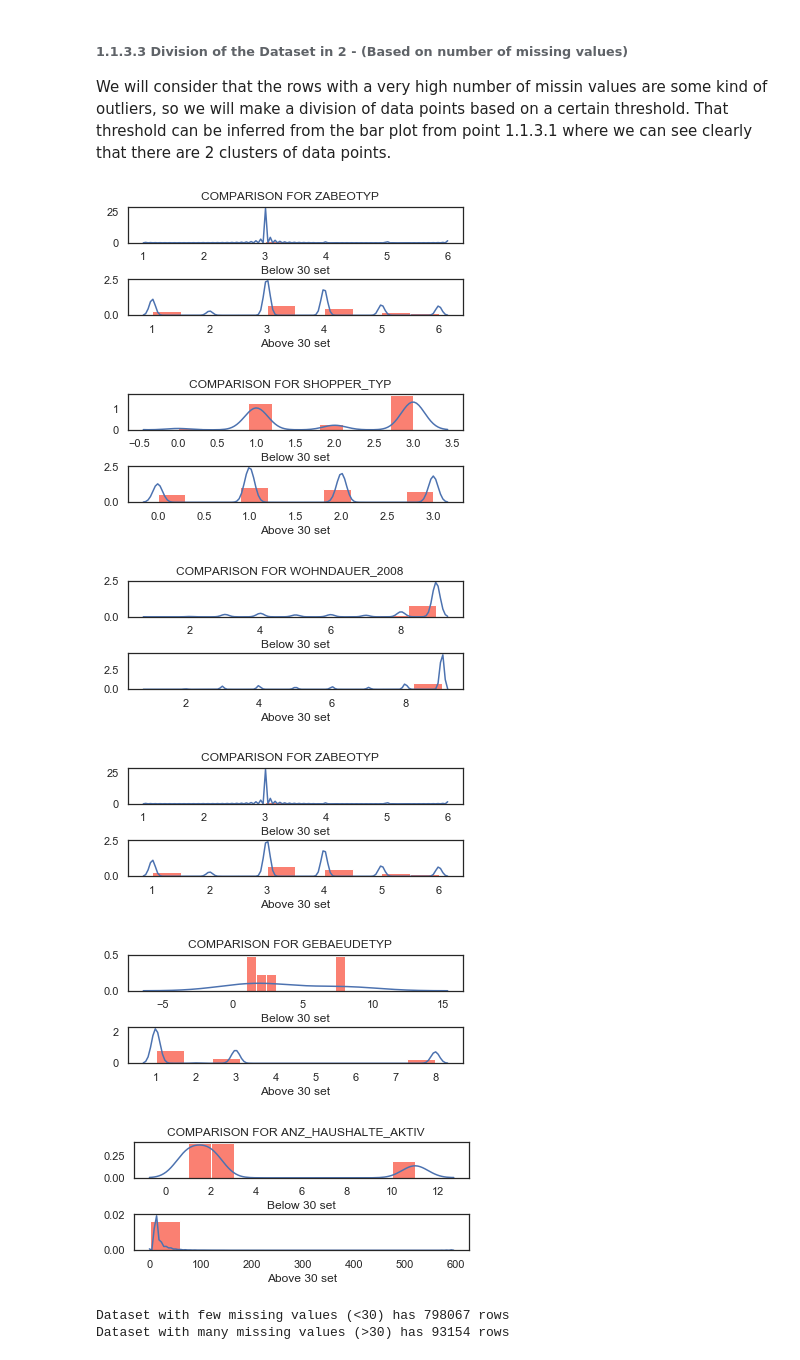
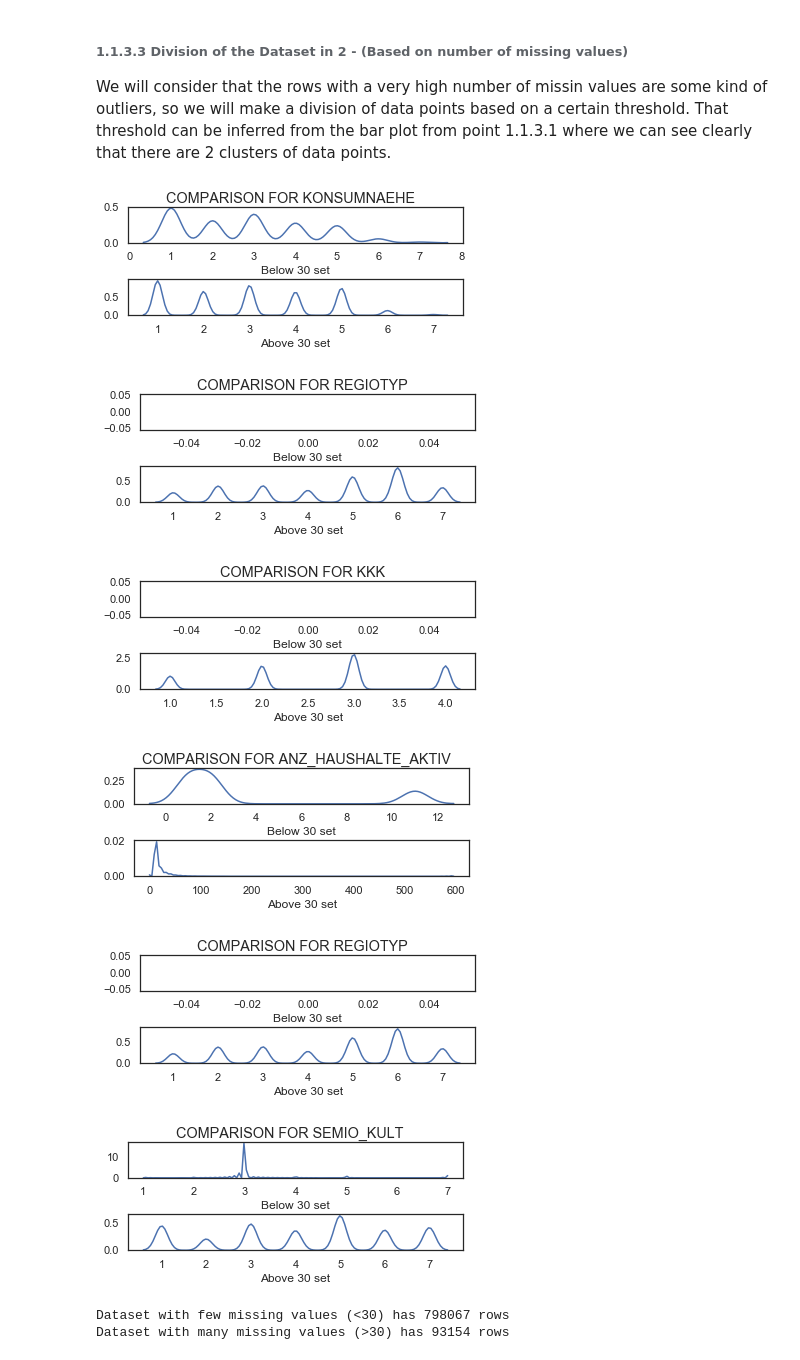
Before and after one commit to ManuelMartin11/arvato, a Jupyter notebook: arvato.ipynb, the cells around one changed output. Cells and saved outputs as stored; diff of their text form; code cells hidden in the pictures.

```diff
--- a/arvato.ipynb
+++ b/arvato.ipynb
@@ -316,32 +317,32 @@ dt_below = azdias_encoded[mv_inrows <= THRES]
 # %%
 def compare_features(feature):
     """ """
 
     fig, axs = plt.subplots(2,1)
     fig.set_figheight(2)
     fig.set_figwidth(6)
     fig.suptitle(f"COMPARISON FOR {feature.upper()}")
     plt.subplots_adjust(hspace=1)
 
-    axs[0].hist(dt_above[feature], density=True, color="salmon")
+    #axs[0].hist(dt_above[feature], density=True, color="salmon")
     sns.distplot(dt_above[feature].copy().dropna(), ax = axs[0], hist=False, norm_hist=True)
     axs[0].set_xlabel(f"Below 30 set")
 
-    axs[1].hist(dt_below[feature], density=True, color="salmon")
+    #axs[1].hist(dt_below[feature], density=True, color="salmon")
     sns.distplot(dt_below[feature].copy().dropna(), ax = axs[1], hist=False, norm_hist=True)
     axs[1].set_xlabel(f"Above 30 set")
 
 feats = list(azdias_encoded.columns)
 for i in range(6):
     compare_features(random.choice(feats))
 plt.show()
 # %% [output]
-[figure, old version]
+[figure, new version]
-[figure, old version]
+[figure, new version]
-[figure, old version]
+[figure, new version]
-[figure, old version]
+[figure, new version]
-[figure, old version]
+[figure, new version]
-[figure, old version]
+[figure, new version]
 # %%
 print(f"Dataset with few missing values (<30) has {dt_below.shape[0]} rows")
 print(f"Dataset with many missing values (>30) has {dt_above.shape[0]} rows")
```
Also changed, not shown: parts of 11 cells of this notebook.
